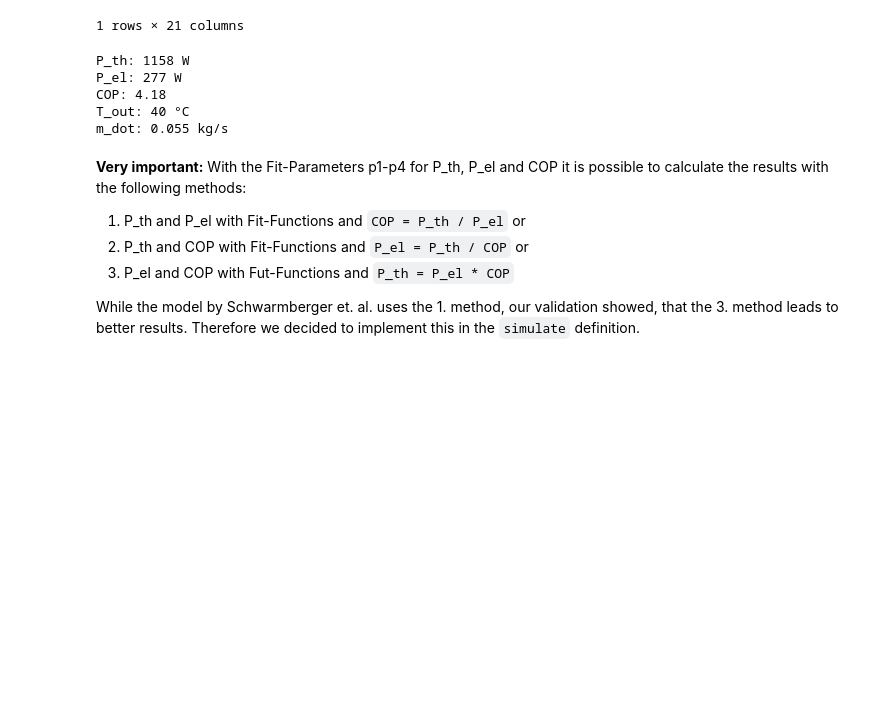
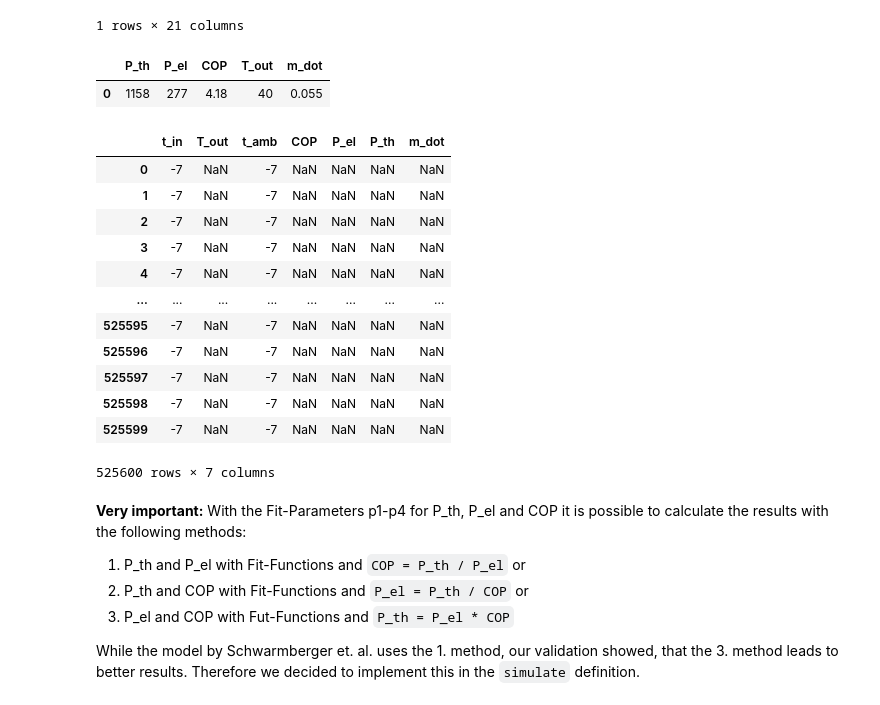
Before and after one commit to FZJ-IEK3-VSA/hplib, a Jupyter notebook: src/documentation.ipynb, the cells around one changed output. Saved outputs shown, nothing was run; the diff lists cells and outputs as text; code cells hidden in the pictures; blank space fills up the shorter version.

```diff
--- a/src/documentation.ipynb
+++ b/src/documentation.ipynb
@@ -107,20 +107,28 @@ parameters
 # Please define primary input temperature (t_in_primary), secondary input temperature (t_in_secondary)
 # in °C and the parameters from the previous step. The t_in_secondary is supposed to be heated up by
 # 5 K which then results in output temperature (t_out). For a time series create a loop with the function.
-P_th, P_el, COP, T_out, m_dot = hpl.simulate(t_in_primary=0, t_in_secondary=35, parameters=parameters, t_amb=-7)
-print('P_th: '+str(int(P_th))+' W')
-print('P_el: '+str(int(P_el))+' W')
-print('COP: '+str(round(COP,3)))
-print('T_out: '+str(round(T_out,1))+' °C')
-print('m_dot: '+str(round(m_dot,3))+' kg/s')
+df = hpl.simulate(t_in_primary=0, t_in_secondary=35, parameters=parameters, t_amb=-7)
+df
 # %% [output]
-P_th: 1158 W
-P_el: 277 W
-COP: 4.18
-T_out: 40 °C
-m_dot: 0.055 kg/s
+|  | P_th | P_el | COP | T_out | m_dot |
+| 0 | 1158 | 277 | 4.18 | 40 | 0.055 |
 # %%
 # Simulate a time series:
 df = pd.read_csv('../input/TestYear.csv')
 para=hpl.get_parameters('i-SHWAK V4 06')
-results = hpl.simulate(t_in_primary=df.T_in, t_in_secodary=df.T_out-5, parameter=para, T_amb=df.T_in)
+results = hpl.simulate(df.T_in,df.T_out-5, para, df.T_in)
+results
+# %% [output]
+|  | t_in | T_out | t_amb | COP | P_el | P_th | m_dot |
+| 0 | -7 | NaN | -7 | NaN | NaN | NaN | NaN |
+| 1 | -7 | NaN | -7 | NaN | NaN | NaN | NaN |
+| 2 | -7 | NaN | -7 | NaN | NaN | NaN | NaN |
+| 3 | -7 | NaN | -7 | NaN | NaN | NaN | NaN |
+| 4 | -7 | NaN | -7 | NaN | NaN | NaN | NaN |
+| ... | ... | ... | ... | ... | ... | ... | ... |
+| 525595 | -7 | NaN | -7 | NaN | NaN | NaN | NaN |
+| 525596 | -7 | NaN | -7 | NaN | NaN | NaN | NaN |
+| 525597 | -7 | NaN | -7 | NaN | NaN | NaN | NaN |
+| 525598 | -7 | NaN | -7 | NaN | NaN | NaN | NaN |
+| 525599 | -7 | NaN | -7 | NaN | NaN | NaN | NaN |
+525600 rows × 7 columns
```
Also changed, not shown: parts of 2 cells of this notebook, 1 other file.
